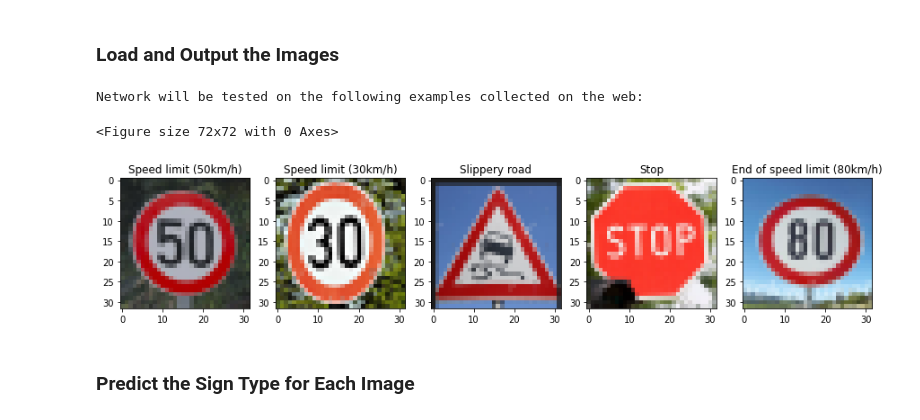
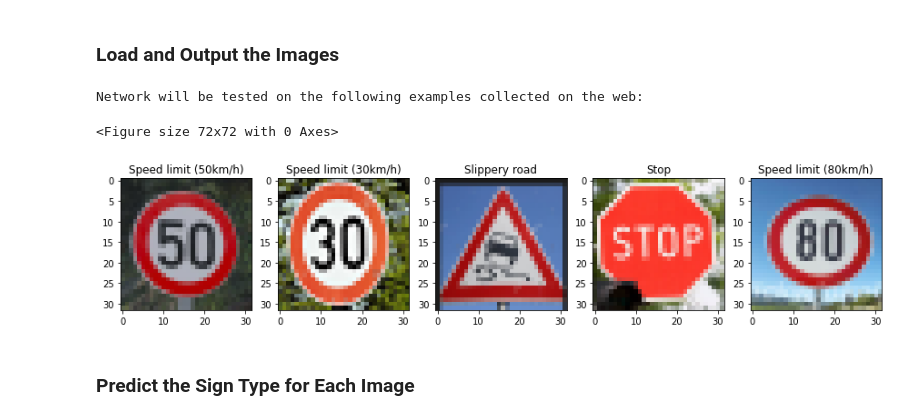
Before and after one commit to Kastouri/Traffic_Sign_Classifier, a Jupyter notebook: Traffic_Sign_Classifier.ipynb, the cells around one changed output. Cells and saved outputs as stored; diff of their text form; code cells hidden in the pictures.

```diff
--- a/Traffic_Sign_Classifier.ipynb
+++ b/Traffic_Sign_Classifier.ipynb
@@ -287,7 +287,7 @@ x = tf.placeholder(tf.float32, (None, 32, 32, 3))
 y = tf.placeholder(tf.int32, (None))
 one_hot_y = tf.one_hot(y, n_classes)
 
-rate = 0.0005
+rate = 0.002
 
 logits = LeNet(x)
 cross_entropy = tf.nn.softmax_cross_entropy_with_logits(labels=one_hot_y, logits=logits)
@@ -398,36 +433,36 @@ You may find `signnames.csv` useful as it contains mappings from the class id (i
 # %%
 import cv2
 import os
 import tensorflow.compat.v1 as tf
 tf.disable_v2_behavior()
 import pandas as pd
 import csv
 #signnames = 'signnames.csv'
 #signnames =csv.reader(signnames)
 
 ### Load the images and plot them here.
 plt.figure(figsize=(1,1))
 
 ### Load the images and plot them here.
 #plt.figure(figsize=(1,1))
-test_images = []
+test_images_un = []
 for filename in os.listdir('test_signs/'):
     if filename.endswith(".png"):
         img = cv2.cvtColor(cv2.imread('test_signs/'+ filename), cv2.COLOR_BGR2RGB)
         img = cv2.resize(img, (32,32), interpolation = cv2.INTER_AREA)
-        test_images.append(img)
-correct_labels = np.array([2, 1, 23, 14, 6])
+        test_images_un.append(img)
+correct_labels = np.array([2, 1, 23, 14, 5])
 one_hot_labels = tf.one_hot(correct_labels, 43)
 plt.figure(figsize=(15,15))
 print('Network will be tested on the following examples collected on the web:')
 
-for i in range(0,len(test_images)):
-    plt.subplot(1, len(test_images), i+1)
-    plt.imshow(test_images[i])
+for i in range(0,len(test_images_un)):
+    plt.subplot(1, len(test_images_un), i+1)
+    plt.imshow(test_images_un[i])
     plt.title(sign_dict[str(correct_labels[i])])
 # %% [output]
 Network will be tested on the following examples collected on the web:
 <Figure size 72x72 with 0 Axes>
-[figure, old version]
+[figure, new version]
 # %%
 # Normalize the data
```
Also changed, not shown: parts of 12 cells of this notebook.
